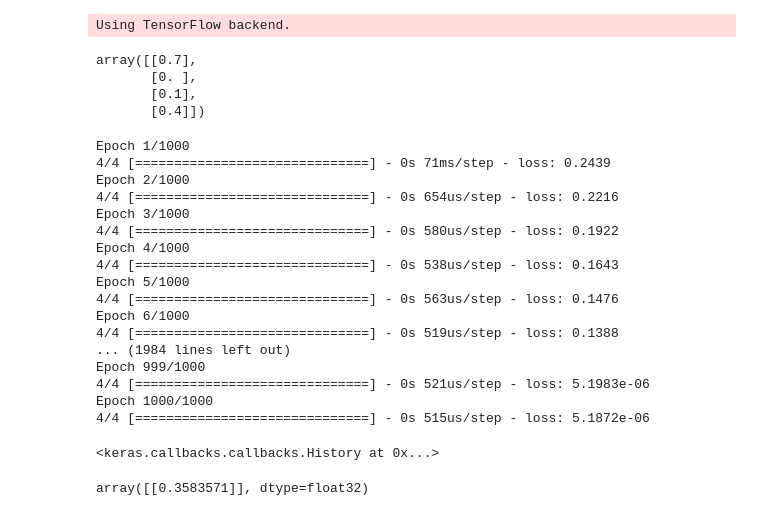
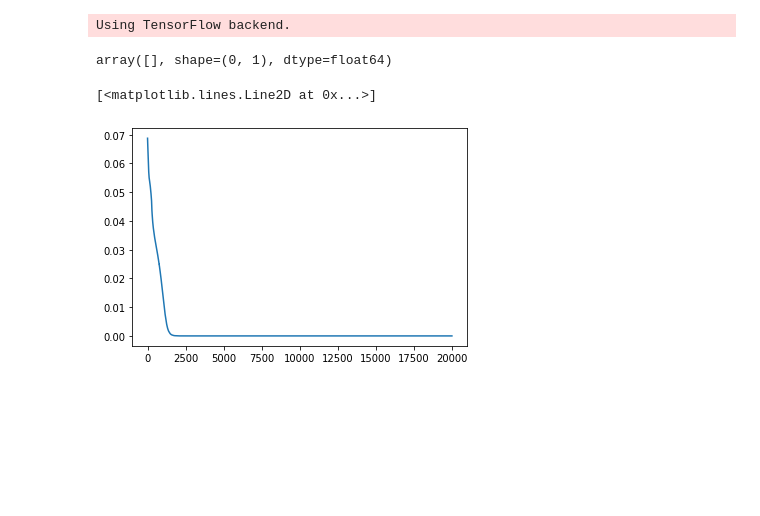
Before and after one commit to kellyspendlove/MachineLearning, a Jupyter notebook: AutoEncoder/AutoEncoder_Chaos.ipynb, the cells around one changed output. Cells and saved outputs as stored; diff of their text form; code cells hidden in the pictures; blank space fills up the shorter version.

```diff
--- a/AutoEncoder/AutoEncoder_Chaos.ipynb
+++ b/AutoEncoder/AutoEncoder_Chaos.ipynb
@@ -38,4 +52,9 @@ output_img = Dense(input_size, activation='sigmoid')(hidden_11)
 # %%
-#Training set
-x_train = np.array([[0.], [.1], [.4], [.7]])
-y_train = np.array([[0.], [.7], [.1], [.4]])
+#Training set of only periodic points
+p = np.array([[.1], [.4], [.7]])
+fp = np.array([[.7], [.1], [.4]])
+# %%
+a = np.random.rand(0,1)
+a
+# %% [output]
+array([], shape=(0, 1), dtype=float64)
@@ -42,32 +65,7 @@ y_train = np.array([[0.], [.7], [.1], [.4]])
 # %%
 x_shift = np.roll(x_train,1)
-x_shift
+#x_shift
-# %% [output]
-array([[0.7],
-       [0. ],
-       [0.1],
-       [0.4]])
 # %%
 autoencoder = Model(input_img, output_img)
-
 autoencoder.compile(optimizer='adam', loss='mse')
-autoencoder.fit(x_train, y_train, epochs=1000)
+history = autoencoder.fit(x_train, y_train, epochs=20000, verbose=0)
-# %% [output]
-Epoch 1/1000
-4/4 [==============================] - 0s 71ms/step - loss: 0.2439
-Epoch 2/1000
-4/4 [==============================] - 0s 654us/step - loss: 0.2216
-Epoch 3/1000
-4/4 [==============================] - 0s 580us/step - loss: 0.1922
-Epoch 4/1000
-4/4 [==============================] - 0s 538us/step - loss: 0.1643
-Epoch 5/1000
-4/4 [==============================] - 0s 563us/step - loss: 0.1476
-Epoch 6/1000
-4/4 [==============================] - 0s 519us/step - loss: 0.1388
-... (1984 lines left out)
-Epoch 999/1000
-4/4 [==============================] - 0s 521us/step - loss: 5.1983e-06
-Epoch 1000/1000
-4/4 [==============================] - 0s 515us/step - loss: 5.1872e-06
-<keras.callbacks.callbacks.History at 0x...>
@@ -76,4 +71,0 @@ init = 1.0
-# %%
-autoencoder.predict(np.array([[init]]))
-# %% [output]
-array([[0.3583571]], dtype=float32)
@@ -79,0 +77,5 @@ array([[0.3583571]], dtype=float32)
+# %%
+plt.plot(history.history['loss'], label='MAE (testing data)')
+# %% [output]
+[<matplotlib.lines.Line2D at 0x...>]
+[figure, added]
```
Also changed, not shown: parts of 23 cells of this notebook.
